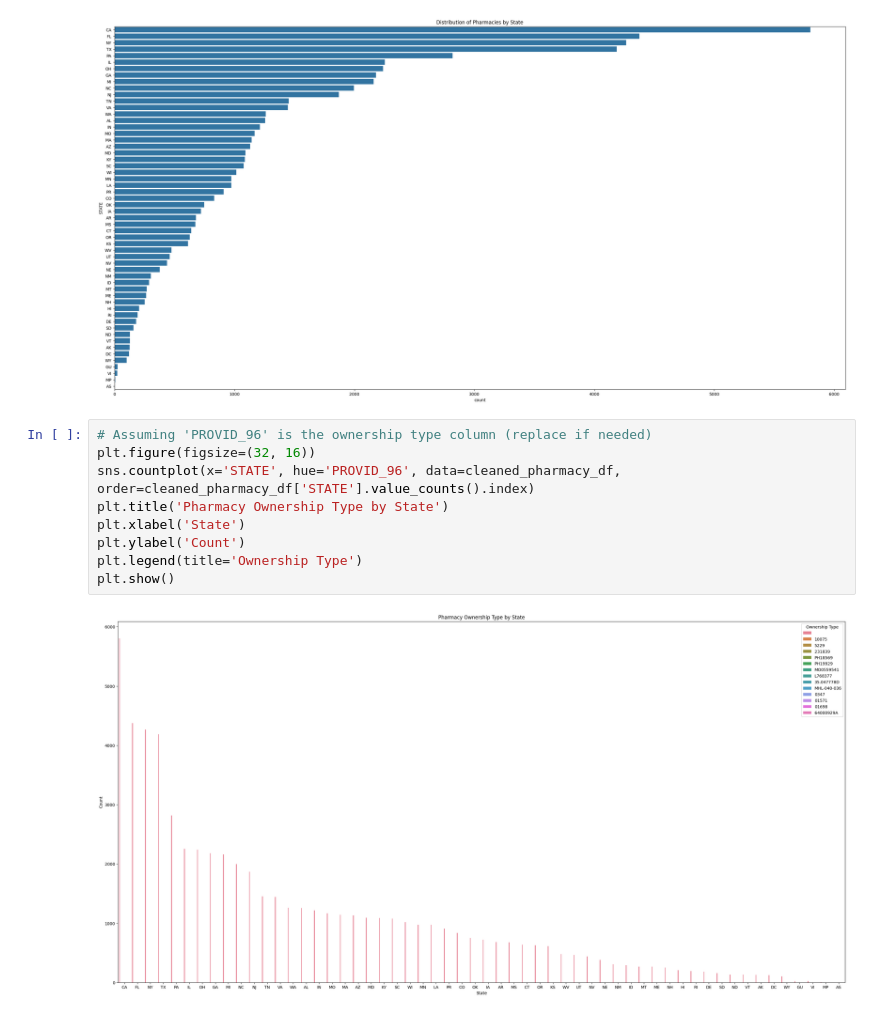
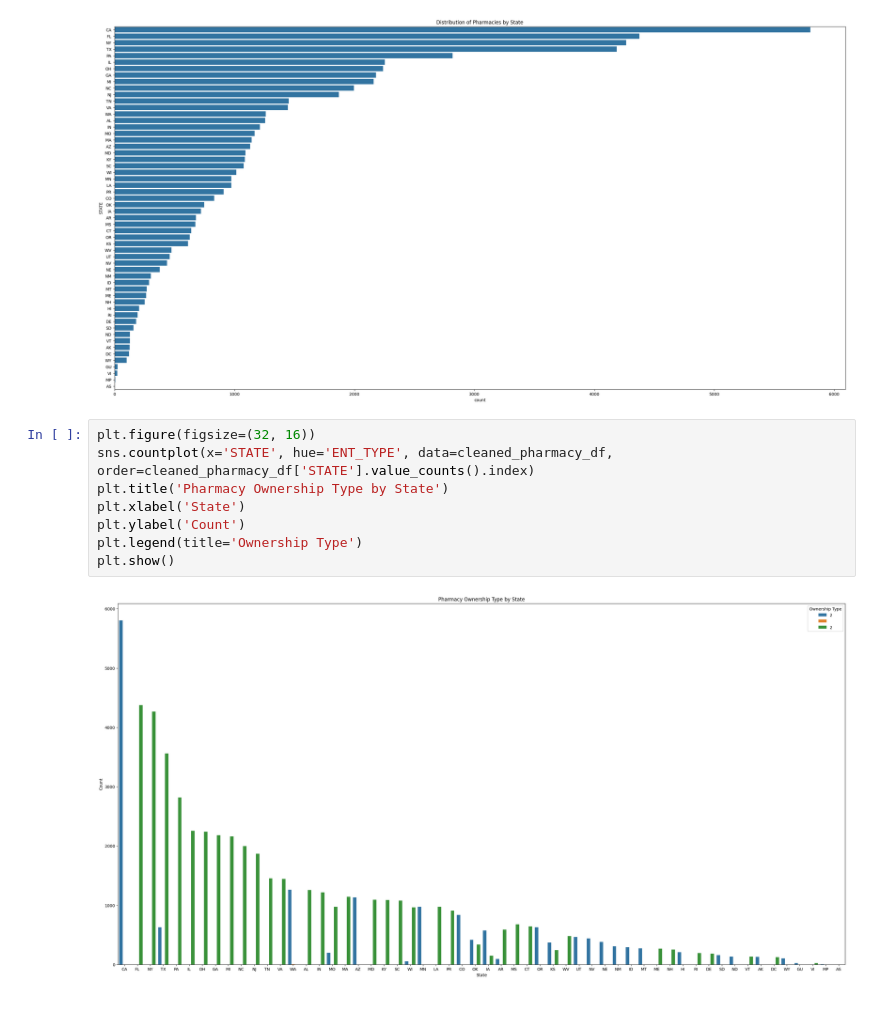
Before and after one commit to jacobjohnxn/scm21cd030placemnet, a Jupyter notebook: python/eda/pharmacy/test.ipynb, the cells around one changed output. Cells and saved outputs as stored; diff of their text form.

```diff
--- a/python/eda/pharmacy/test.ipynb
+++ b/python/eda/pharmacy/test.ipynb
@@ -122,16 +120,15 @@ plt.show()
 # %% [output]
 [figure]
 # %%
-# Assuming 'PROVID_96' is the ownership type column (replace if needed)
 plt.figure(figsize=(32, 16))
-sns.countplot(x='STATE', hue='PROVID_96', data=cleaned_pharmacy_df, order=cleaned_pharmacy_df['STATE'].value_counts().index)
+sns.countplot(x='STATE', hue='ENT_TYPE', data=cleaned_pharmacy_df, order=cleaned_pharmacy_df['STATE'].value_counts().index)
 plt.title('Pharmacy Ownership Type by State')
 plt.xlabel('State')
 plt.ylabel('Count')
 plt.legend(title='Ownership Type')
 plt.show()
 # %% [output]
-[figure, old version]
+[figure, new version]
 # %%
 cleaned_pharmacy_df['GEODATE'] = pd.to_datetime(cleaned_pharmacy_df['GEODATE'], errors='coerce')
 
```
Also changed, not shown: parts of 3 cells of this notebook.
